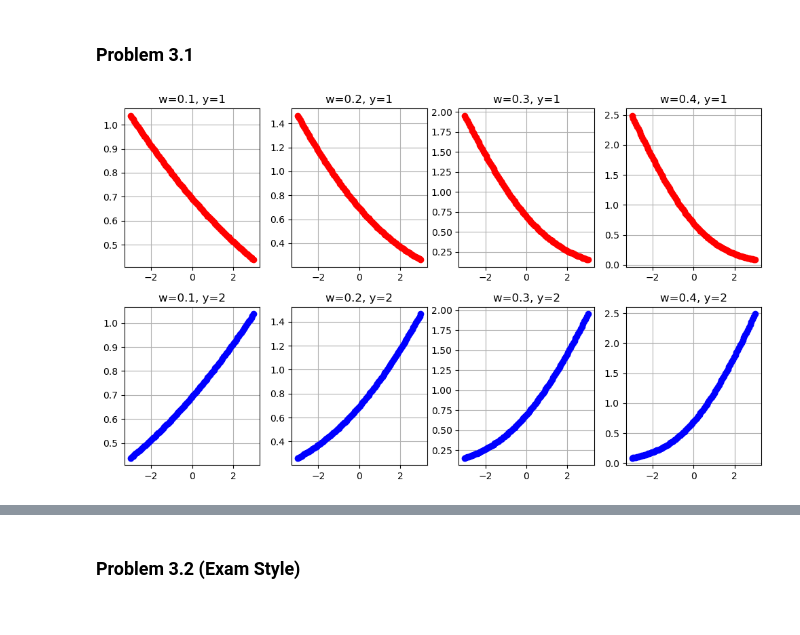
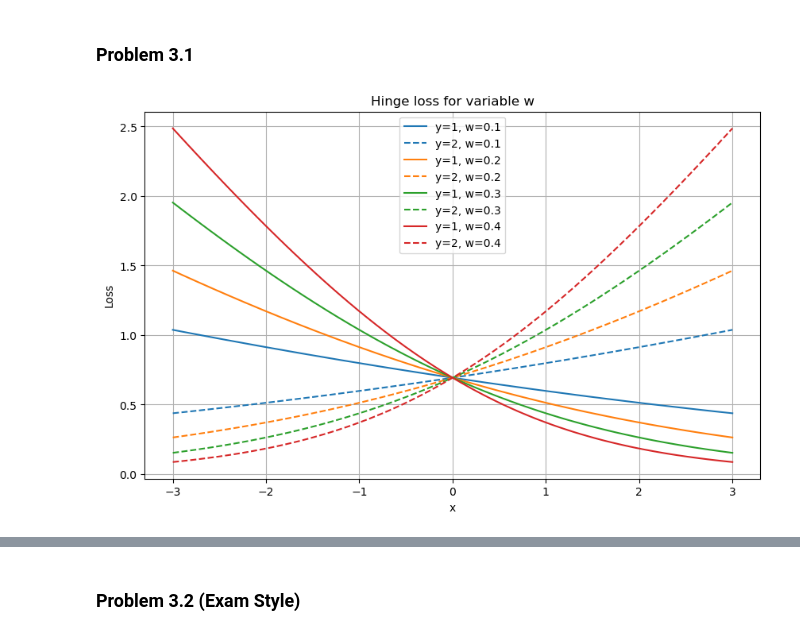
Before and after one commit to detroitnatif/CS371, a Jupyter notebook: hw4/homework04.ipynb, the cells around one changed output, grey strips where cells are left out. Saved outputs shown, nothing was run; the diff lists cells and outputs as text; code cells hidden in the pictures.

Commit message:
Hinge Loss

```diff
--- a/hw4/homework04.ipynb
+++ b/hw4/homework04.ipynb
@@ -100,35 +100,42 @@ Ratio for 1600:  3.7282
 # %%
 def hinge_loss(y, a):
     e1 = np.exp(a[0])
     e2 = np.exp(a[1])
     return np.log(e1 + e2) - a[y-1]
 
 def a1(w, x):
     return np.outer(w, x)
 def a2(w, x):
     return -np.outer(w, x)
 
 ys = np.array([1, 2])
 ws = np.array([.1, .2, .3, .4])
 xs = np.linspace(-3, 3, 100)
 
 a_s = a1(ws, xs)
 a_s2 = a2(ws, xs)
 
-fig, ax = plt.subplots(2, 4, figsize=(10, 6), tight_layout=True)
+fig, ax = plt.subplots(figsize=(10, 6))
+
+for c in range(4):
+    for r in range(2):
+        losses = []
+        for i in range(len(xs)):
+            a = np.array([a_s[c, i], a_s2[c, i]])
+            loss = hinge_loss(ys[r], a)
+            losses.append(loss)
+
+        linestyle = '-' if ys[r] == 1 else '--'
+        color = f'C{c}'
+        ax.plot(xs, losses, linestyle=linestyle, color=color, label=f'y={ys[r]}, w={ws[c]:.1f}')
 
 
-for r in range(2):
-    for c in range(4):
-        for i in range(len(xs)):
-            a = np.array([a_s[c, i], a_s2[c, i]])
-            s = hinge_loss(ys[r], a)
-
-            ax[r, c].plot(xs[i], s, 'ro' if r == 0 else 'bo')
-
-        ax[r, c].set_title(f"w={ws[c]:.1f}, y={ys[r]}")
-        ax[r, c].grid(True)
+ax.set_title('Hinge loss for variable w')
+ax.set_xlabel('x')
+ax.set_ylabel('Loss')
+ax.legend()
+ax.grid(True)
 
 plt.show()
 # %% [output]
-[figure, old version]
+[figure, new version]
```
Also changed, not shown: parts of 1 cell of this notebook.
